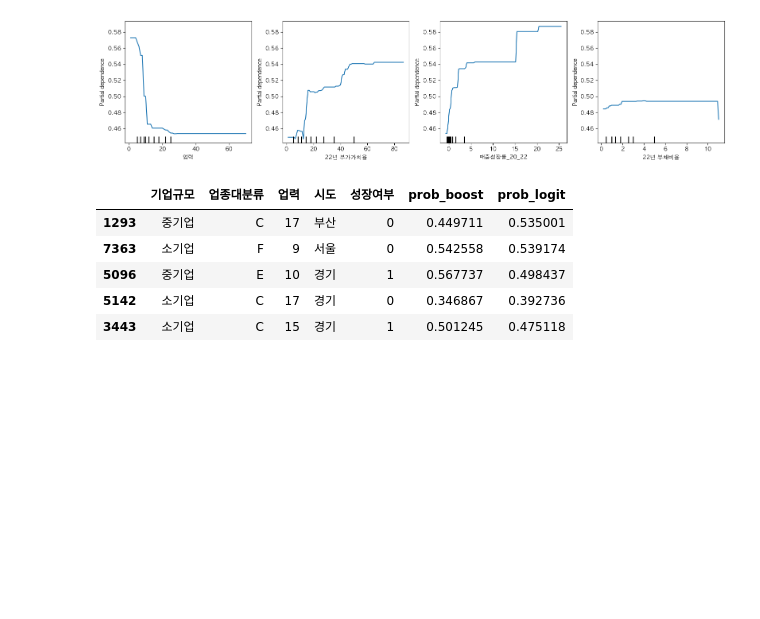
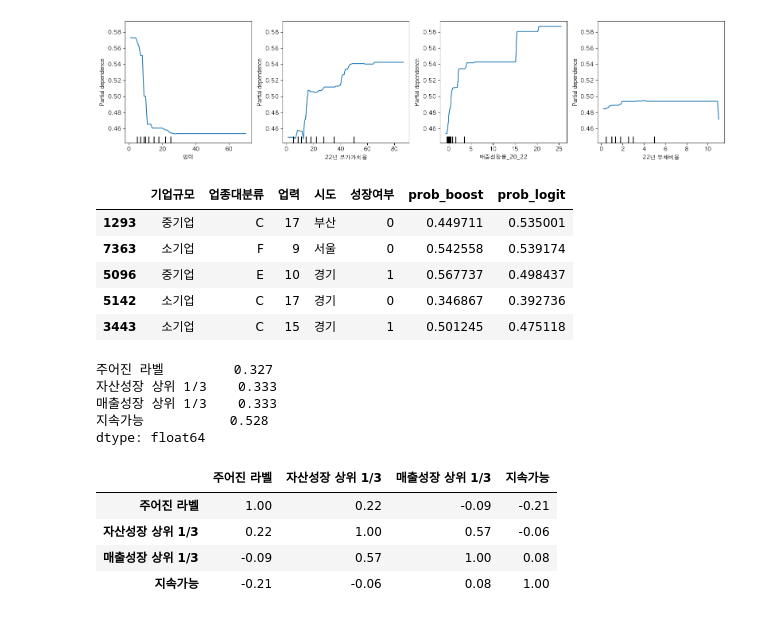
Before and after one commit to JeongHyck06/2026-2_DS_Hackathon, a Jupyter notebook: notebooks/model.ipynb, the cells around one changed output. Saved outputs shown, nothing was run; the diff lists cells and outputs as text; code cells hidden in the pictures; blank space fills up the shorter version.

```diff
--- a/notebooks/model.ipynb
+++ b/notebooks/model.ipynb
@@ -268,3 +268,24 @@ pred_df.head()
 | 5096 | 중기업 | E | 10 | 경기 | 1 | 0.567737 | 0.498437 |
 | 5142 | 소기업 | C | 17 | 경기 | 0 | 0.346867 | 0.392736 |
 | 3443 | 소기업 | C | 15 | 경기 | 1 | 0.501245 | 0.475118 |
+# %%
+# 자체 타깃. 주어진 라벨 말고 22년 대비 24년 성장을 직접 정의해서 같은 피처로 예측해 본다
+# 상위 1/3 기준은 주어진 라벨의 성장 비율 33%에 맞춘 것
+targets = pd.DataFrame(index=df.index)
+targets["주어진 라벨"] = df["성장여부"]
+targets["자산성장 상위 1/3"] = (df["자산성장률_22_24"] >= df["자산성장률_22_24"].quantile(2 / 3)).astype(int)
+targets["매출성장 상위 1/3"] = (df["매출성장률_22_24"] >= df["매출성장률_22_24"].quantile(2 / 3)).astype(int)
+targets["지속가능"] = df["지속가능"]
+print(targets.mean().round(3))
+targets.corr().round(2)
+# %% [output]
+주어진 라벨         0.327
+자산성장 상위 1/3    0.333
+매출성장 상위 1/3    0.333
+지속가능           0.528
+dtype: float64
+|  | 주어진 라벨 | 자산성장 상위 1/3 | 매출성장 상위 1/3 | 지속가능 |
+| 주어진 라벨 | 1.00 | 0.22 | -0.09 | -0.21 |
+| 자산성장 상위 1/3 | 0.22 | 1.00 | 0.57 | -0.06 |
+| 매출성장 상위 1/3 | -0.09 | 0.57 | 1.00 | 0.08 |
+| 지속가능 | -0.21 | -0.06 | 0.08 | 1.00 |
```
Also changed, not shown: parts of 3 cells of this notebook.
